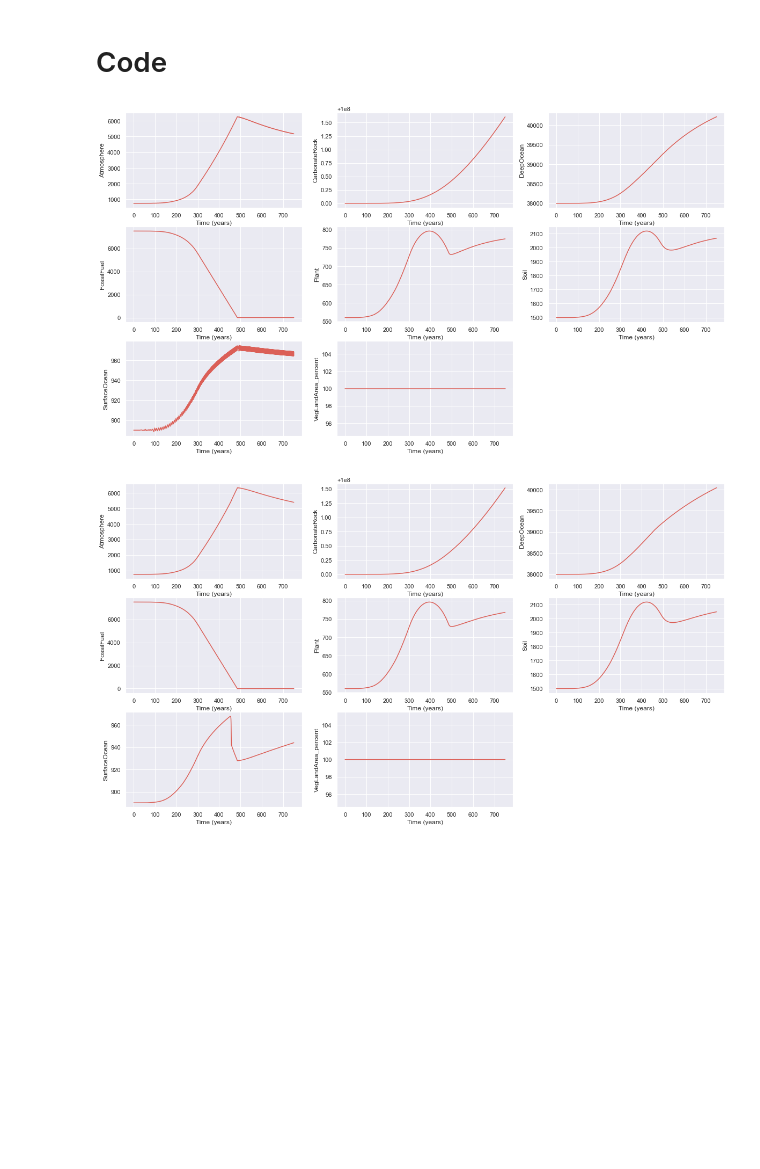
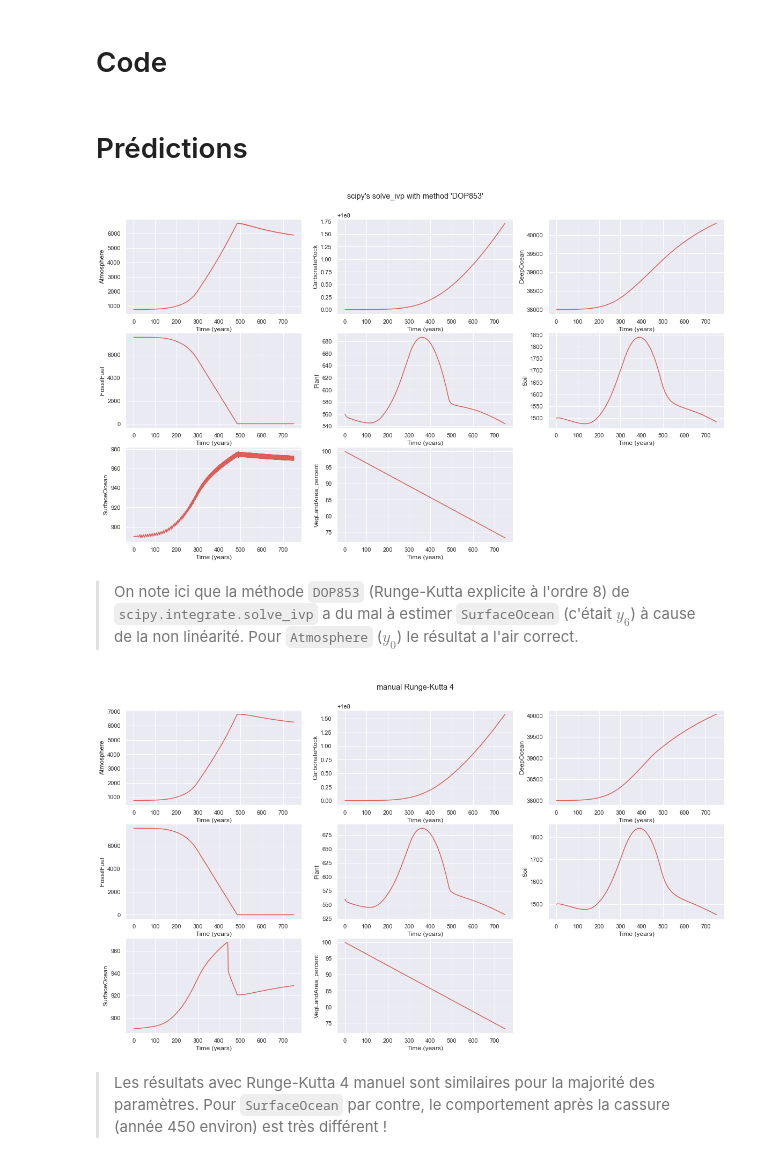
Before and after one commit to littlebuzzybee/MACS205a-Projet, a Jupyter notebook: carbone.ipynb, the cells around one changed output. Saved outputs shown, nothing was run; the diff lists cells and outputs as text; code cells hidden in the pictures; blank space fills up the shorter version.

```diff
--- a/carbone.ipynb
+++ b/carbone.ipynb
@@ -136,7 +185,7 @@ VegLandArea_percent_Initial = 100
 Alk = 2.222446077610055
 Kao = .278
 SurfOcVol = .0362
-Deforestation = 0
+Deforestation = 1.0
 
 # Fossil fuel
 FossFuelData = np.array([[50.0, 0.00],
@@ -187,15 +236,15 @@ def FossilFuelsCombustion(t):
         return (FossFuelData[i-1,1]
              + (t - FossFuelData[i-1,0]) / (FossFuelData[i,0] - FossFuelData[i-1,0]) * (FossFuelData[i,1] - FossFuelData[i-1,1]))
 
-def derivative(x, t):
-    Atmosphere          = x[0]
-    CarbonateRock       = x[1]
-    DeepOcean           = x[2]
-    FossilFuelCarbon    = x[3]
-    Plants              = x[4]
-    Soils               = x[5]
-    SurfaceOcean        = x[6]
-    VegLandArea_percent = x[7]
+def derivative(y, t):
+    Atmosphere          = y[0]
+    CarbonateRock       = y[1]
+    DeepOcean           = y[2]
+    FossilFuelCarbon    = y[3]
+    Plants              = y[4]
+    Soils               = y[5]
+    SurfaceOcean        = y[6]
+    VegLandArea_percent = y[7]
 
     PlantResp = (Plants * (55/Plant_Initial)) + Deforestation/2
     Litterfall = (Plants* (55/Plant_Initial)) + (Deforestation/2)
@@ -208,7 +257,7 @@ def derivative(x, t):
     HCO3_ = HCO3(Kcarb(WaterTemp_), SurfCConc(SurfaceOcean))
     pCO2Oc_ = pCO2Oc(KCO2(WaterTemp_), HCO3_, CO3(HCO3_))
     AtmOcExchange = Kao*(AtmCO2_-pCO2Oc_)
-    if x[3] > 0:
+    if y[3] > 0:
         FossilFuelsCombustion_ = FossilFuelsCombustion(t)
     else:
         FossilFuelsCombustion_ = 0
@@ -287,7 +336,8 @@ class Model():
             self.message, self.success = None, None
             self.t = np.linspace(startYear, endYear, num=kwargs["num"])
             self.y = rungeKutta1(f=derivative, y0=self.initial_conditions, t=self.t).T # transpose for plot
-    def plot_evolution(self, params, figsize=None):
+
+    def plot_evolution(self, params, title=None, figsize=None):
         if figsize is None: # adaptative figure size
             width = 20
             height = 5 * (1 + ((len(params)-1) // 3))
@@ -298,6 +348,7 @@ class Model():
         rows += total % cols
         position = range(1, total+1)
         fig = plt.figure(figsize=figsize)
+        fig.suptitle(title, y=0.925)
         for k in range(total):
             ax = fig.add_subplot(rows, cols, position[k]) # create subplot at the right position
             idx = self.params.index(params[k]) # get index of attribute
@@ -375,15 +442,21 @@ initial_conditions = np.array([Atmosphere_Initial,
                                SurfaceOcean_Initial,
                                VegLandArea_percent_Initial])
 model = Model(initial_conditions)
+# %% [markdown]
+# Prédictions
 # %%
 model.predict("solve_ivp", 0, 750, method="DOP853")
-model.plot_evolution(model.params)
+model.plot_evolution(model.params, title="scipy's solve_ivp with method 'DOP853'")
 # %% [output]
-[figure, old version]
+[figure, new version]
+# %% [markdown]
+> On note ici que la méthode `DOP853` (Runge-Kutta explicite à l'ordre 8) de `scipy.integrate.solve_ivp` a du mal à estimer `SurfaceOcean` (c'était $y_6$) à cause de la non linéarité. Pour `Atmosphere` ($y_0$) le résultat a l'air correct.
 # %%
 model.predict("RK4", 0, 750, num=3000)
-model.plot_evolution(model.params)
+model.plot_evolution(model.params, title="manual Runge-Kutta 4")
 # %% [output]
-[figure, old version]
+[figure, new version]
+# %% [markdown]
+> Les résultats avec Runge-Kutta 4 manuel sont similaires pour la majorité des paramètres. Pour `SurfaceOcean` par contre, le comportement après la cassure (année 450 environ) est très différent !
 # %%
 model.predict("RK2", 0, 750, num=3000)
```
Also changed, not shown: parts of 41 cells of this notebook, 2 other files.
